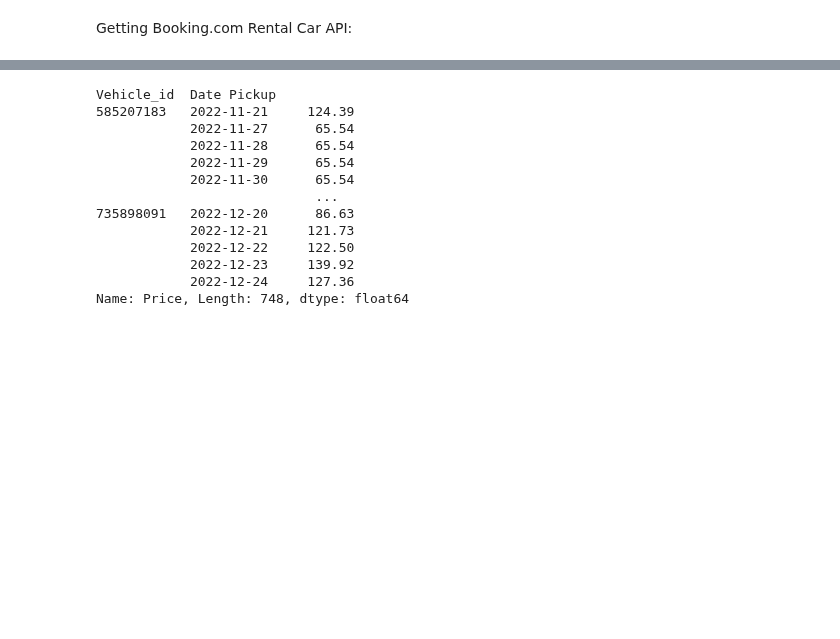
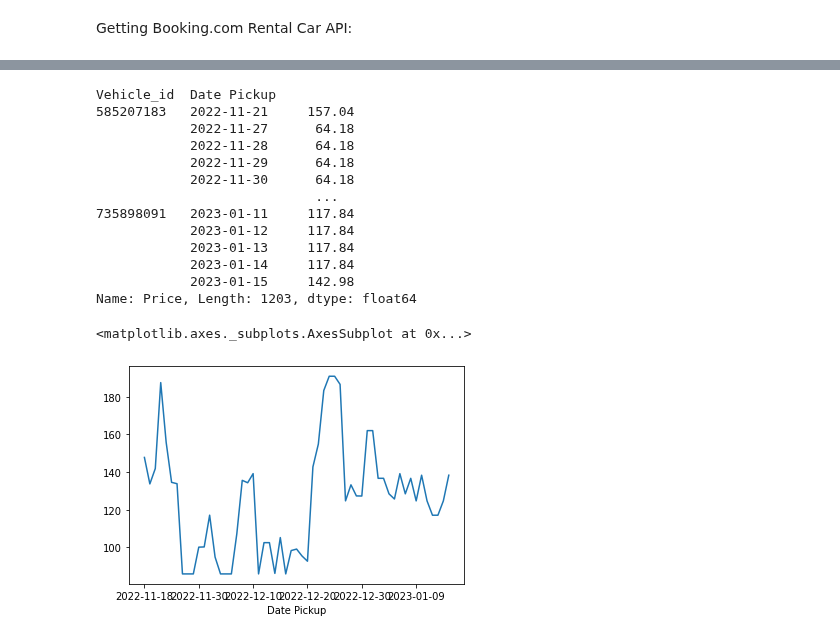
Before and after one commit to JADukeAIPI/AIPIProject, a Jupyter notebook: LuxuryCarAPIMultipleDates.ipynb, the cells around one changed output, grey strips where cells are left out. Saved outputs shown, nothing was run; the diff lists cells and outputs as text; code cells hidden in the pictures; blank space fills up the shorter version.

```diff
--- a/LuxuryCarAPIMultipleDates.ipynb
+++ b/LuxuryCarAPIMultipleDates.ipynb
@@ -26,7 +26,7 @@ Getting Booking.com Rental Car API:
 # %%
 def get_booking_data(start_date, end_date):
 	url = "https://booking-com.p.rapidapi.com/v1/car-rental/search"
-	querystring = {"drop_off_longitude":"-84.419853","currency":"USD","sort_by":"recommended","drop_off_datetime":end_date + ' 12:00:00',"drop_off_latitude":"33.640411","from_country":"it","pick_up_longitude":"-84.419853","locale":"en-gb","pick_up_datetime":start_date + " 12:00:00","pick_up_latitude":"33.640411"}
+	querystring = {"drop_off_longitude":"-84.419853","currency":"USD","sort_by":"recommended","drop_off_datetime":end_date + ' 15:00:00',"drop_off_latitude":"33.640411","from_country":"it","pick_up_longitude":"-84.419853","locale":"en-gb","pick_up_datetime":start_date + " 15:00:00","pick_up_latitude":"33.640411"}
 
 	headers = {
 		"X-RapidAPI-Key": "8bbb18c5b5mshcb2649ca8814f86p1d30a3jsn5a338ac42c22",
@@ -110,19 +136,25 @@ It seems like they usually have 26 such vehicles on hand, so can subtract from 2
 # %%
 #checking to see if the same car has different prices depending on the date
 
-cars_prices = df_next_40_days.groupby(['Vehicle_id', 'Date Pickup'])['Price'].mean()
+cars_prices = df_next_60_days.groupby(['Vehicle_id', 'Date Pickup'])['Price'].mean()
 cars_prices
 # %% [output]
 Vehicle_id  Date Pickup
-585207183   2022-11-21     124.39
-            2022-11-27      65.54
-            2022-11-28      65.54
-            2022-11-29      65.54
-            2022-11-30      65.54
+585207183   2022-11-21     157.04
+            2022-11-27      64.18
+            2022-11-28      64.18
+            2022-11-29      64.18
+            2022-11-30      64.18
                             ...
-735898091   2022-12-20      86.63
-            2022-12-21     121.73
-            2022-12-22     122.50
-            2022-12-23     139.92
-            2022-12-24     127.36
-Name: Price, Length: 748, dtype: float64
+735898091   2023-01-11     117.84
+            2023-01-12     117.84
+            2023-01-13     117.84
+            2023-01-14     117.84
+            2023-01-15     142.98
+Name: Price, Length: 1203, dtype: float64
+# %%
+price_each_day = df_next_60_days.groupby('Date Pickup')['Price'].mean()
+price_each_day.plot()
+# %% [output]
+<matplotlib.axes._subplots.AxesSubplot at 0x...>
+[figure, added]
```
Also changed, not shown: parts of 13 cells of this notebook.
